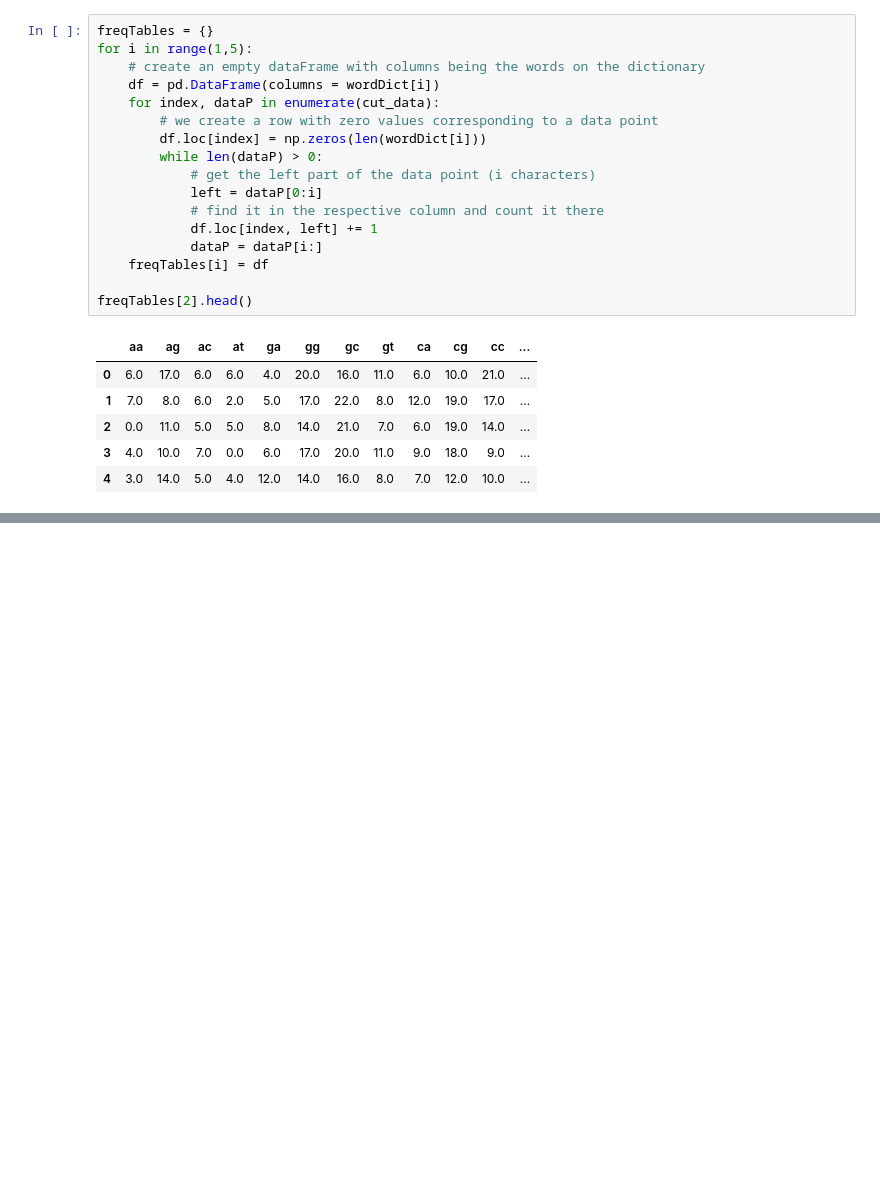
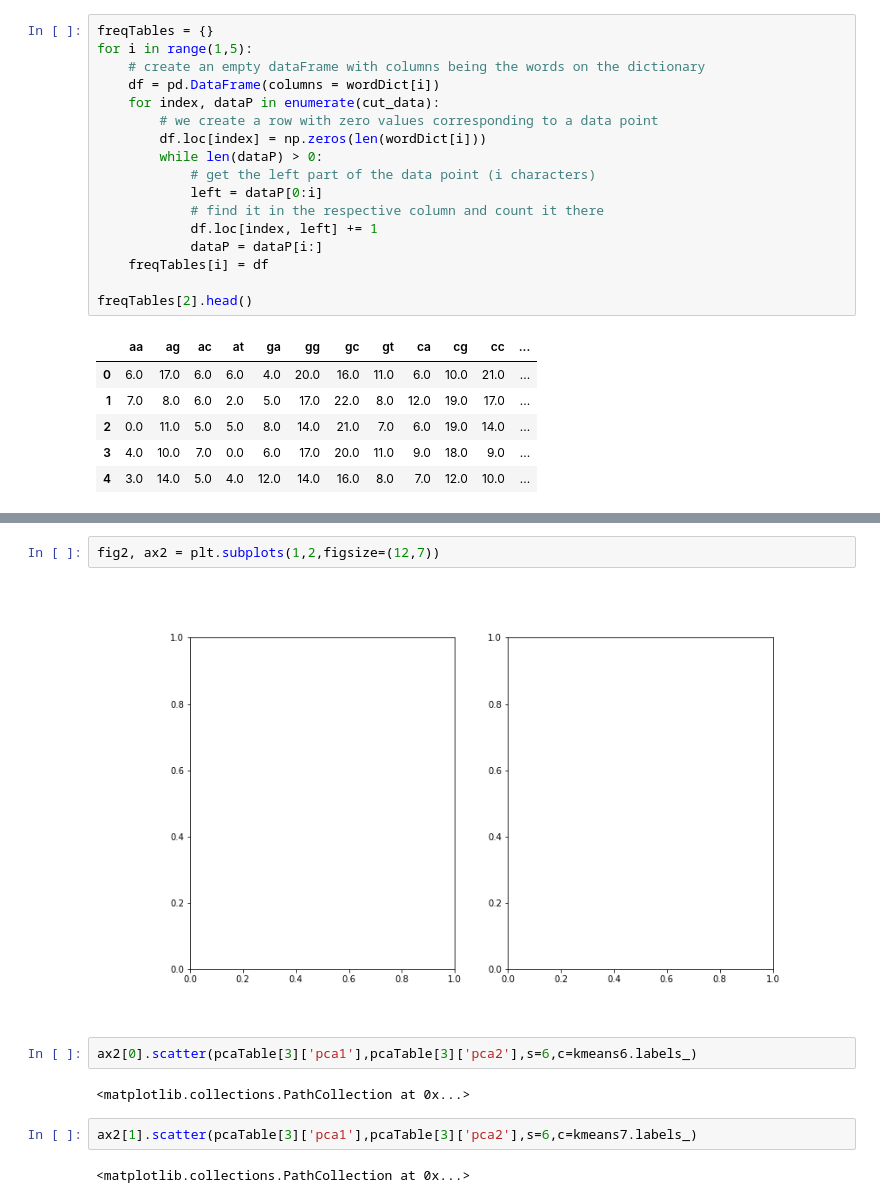
Before and after one commit to jealy06/Understanding-Genetic-Code, a Jupyter notebook: Gen_Notebook.ipynb, the cells around one changed output, grey strips where cells are left out. Saved outputs shown, nothing was run; the diff lists cells and outputs as text; blank space fills up the shorter version.

```diff
--- a/Gen_Notebook.ipynb
+++ b/Gen_Notebook.ipynb
@@ -180,0 +284,12 @@ freqTables[2].head()
+# %%
+fig2, ax2 = plt.subplots(1,2,figsize=(12,7))
+# %% [output]
+[figure, added]
+# %%
+ax2[0].scatter(pcaTable[3]['pca1'],pcaTable[3]['pca2'],s=6,c=kmeans6.labels_)
+# %% [output]
+<matplotlib.collections.PathCollection at 0x...>
+# %%
+ax2[1].scatter(pcaTable[3]['pca1'],pcaTable[3]['pca2'],s=6,c=kmeans7.labels_)
+# %% [output]
+<matplotlib.collections.PathCollection at 0x...>
```
Also changed, not shown: parts of 24 cells of this notebook.
